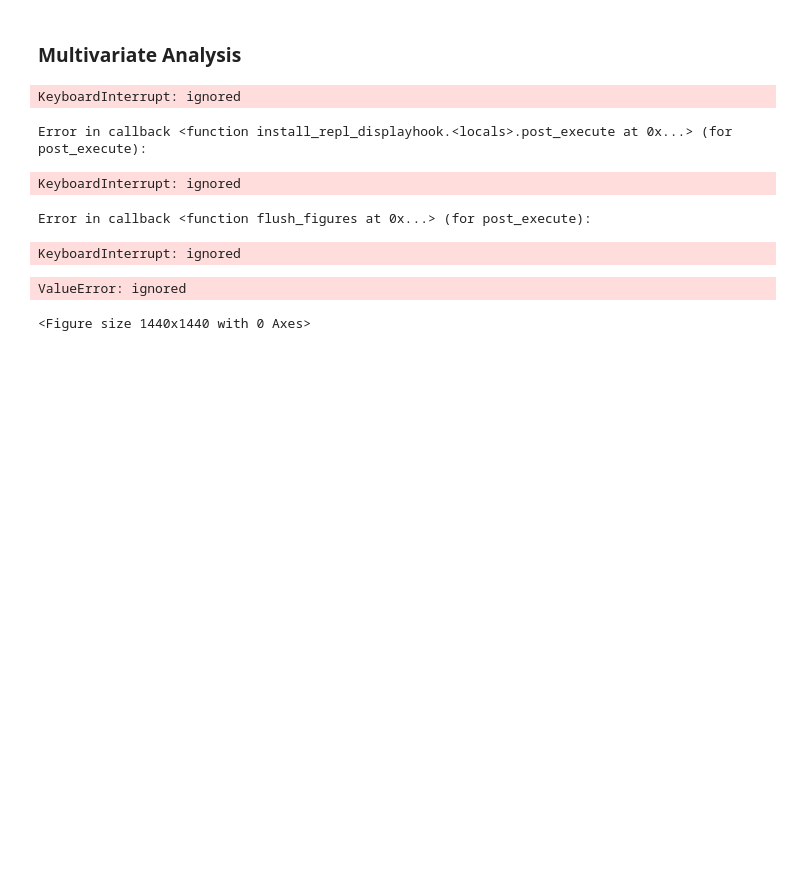
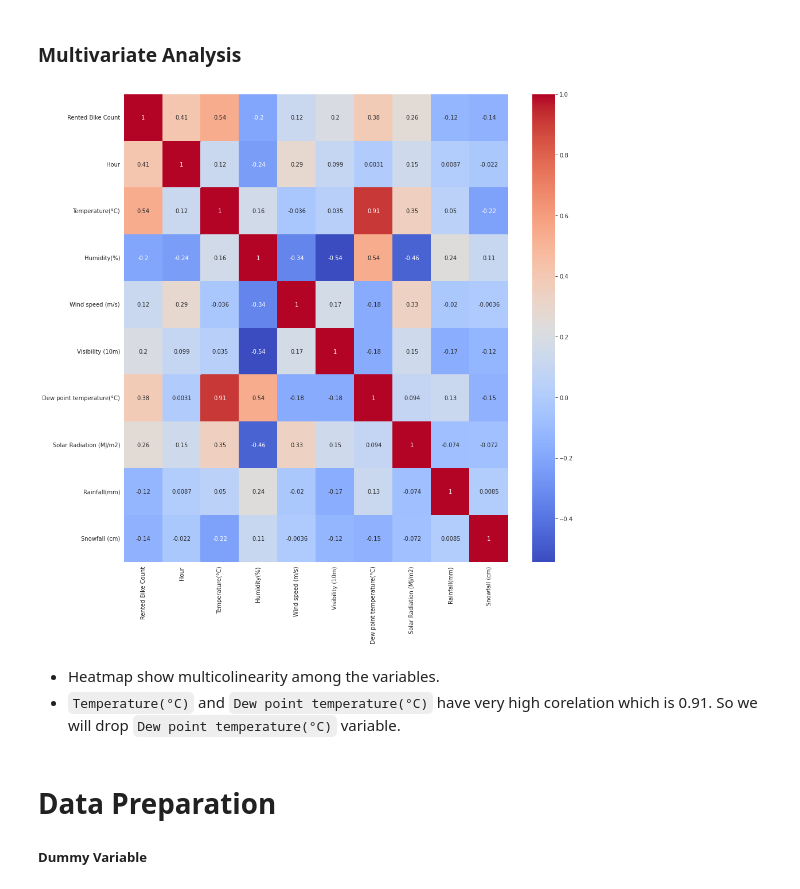
Before and after one commit to Ramesh9394/Portfolio_DS, a Jupyter notebook: Bike_Sharing_Demand_Prediction_Capstone_Project.ipynb, the cells around one changed output. Drawn from its saved outputs; the diff is of its cells as text; code cells hidden in the pictures; blank space fills up the shorter version.

Commit message:
Data Preparation

```diff
--- a/Bike_Sharing_Demand_Prediction_Capstone_Project.ipynb
+++ b/Bike_Sharing_Demand_Prediction_Capstone_Project.ipynb
@@ -107,5 +111,8 @@ dtype: object
 - Also we will derive two new features from date columns. First : Month and Second : Year.
 # %%
 # New features
-bikes['Month'] = bikes['Date'].dt.month
-bikes['Year'] = bikes['Date'].dt.year
+bikes['Month'] = bikes['Date'].dt.month.astype('object')
+bikes['Year'] = bikes['Date'].dt.year.astype('object')
+# %%
+# Now we can drop `Date variable now.
+bikes.drop('Date', axis=1, inplace=True)
@@ -112,3 +140,6 @@ bikes['Year'] = bikes['Date'].dt.year
+# %%
+# Lets map numbers of month to month name
+bikes['Month'] = bikes['Month'].map({1:'Jan',2:"Feb",3:"Mar",4:"Apr",5:"May",6:"Jun",7:"Jul",8:"Aug",9:"Sep",10:"Oct",11:"Nov",12:"Dec"})
 # %%
 # Statistical summary of the numerical features
 bikes.describe()
@@ -325,20 +384,16 @@ fig.tight_layout()
 # %% [markdown]
 ### **Multivariate Analysis**
 # %%
-# Lets see pairplot for the numerical columns
-sns.pairplot(hue="Rented Bike Count", data=bikes, palette='deep')
-plt.show()
+# # Lets see pairplot for the numerical columns
+# sns.pairplot(hue="Rented Bike Count", data=bikes, palette='deep')
+# plt.show()
-# %% [output]
-KeyboardInterrupt: ignored
-Error in callback <function install_repl_displayhook.<locals>.post_execute at 0x...> (for post_execute):
-KeyboardInterrupt: ignored
-Error in callback <function flush_figures at 0x...> (for post_execute):
-KeyboardInterrupt: ignored
 # %%
 # Lets check the relationship among the variables by heatmap
-plt.figure(figsize=(20,20))
-sns.heatmap(bikes.corr(), annote=True, cmap='coolworm')
+plt.figure(figsize=(15,15))
+sns.heatmap(bikes.corr(), annot=True, cmap='coolwarm')
 plt.show()
 # %% [output]
-ValueError: ignored
-<Figure size 1440x1440 with 0 Axes>
+[figure, added]
+# %% [markdown]
+- Heatmap show multicolinearity among the variables.
+- `Temperature(°C)` and `Dew point temperature(°C)` have very high corelation which is 0.91. So we will drop `Dew point temperature(°C)` variable.
@@ -344,0 +403,3 @@ ValueError: ignored
+# %% [markdown]
+# **Data Preparation**
+##### **Dummy Variable**
```
Also changed, not shown: parts of 11 cells of this notebook.
